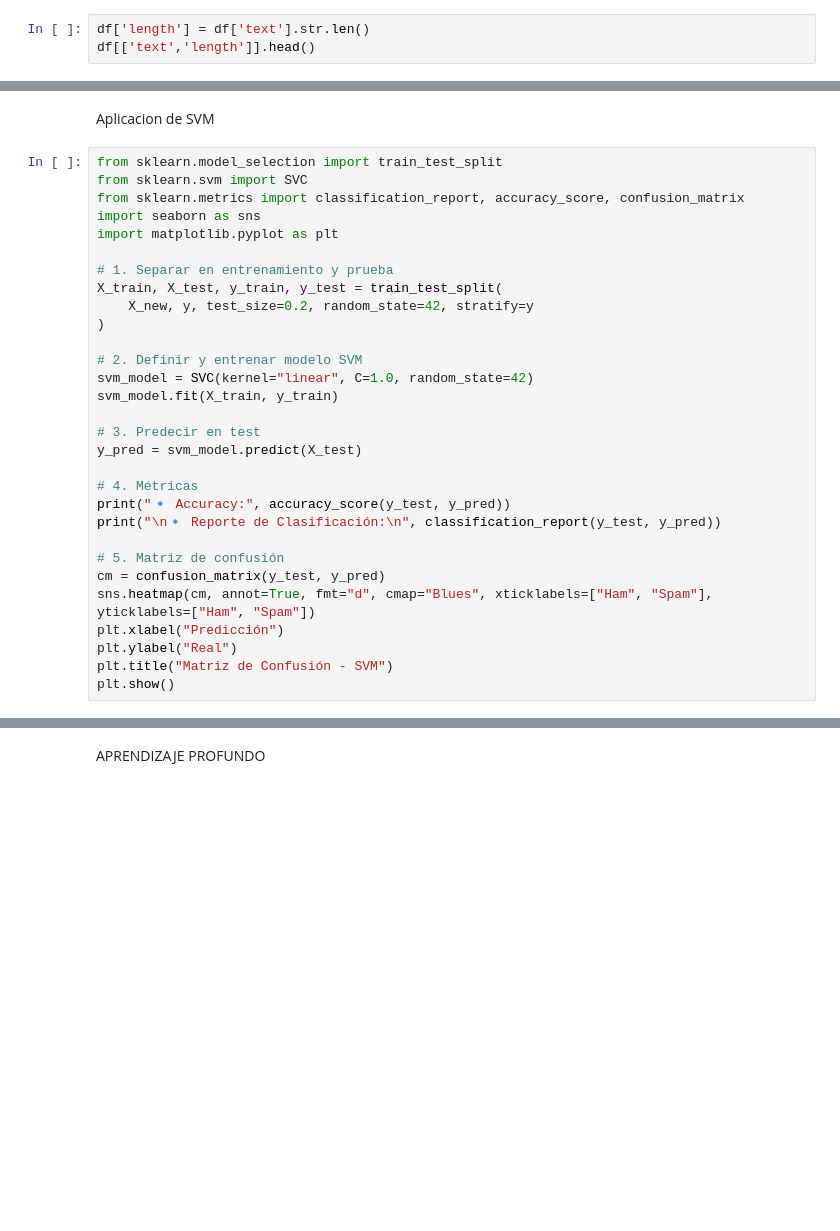
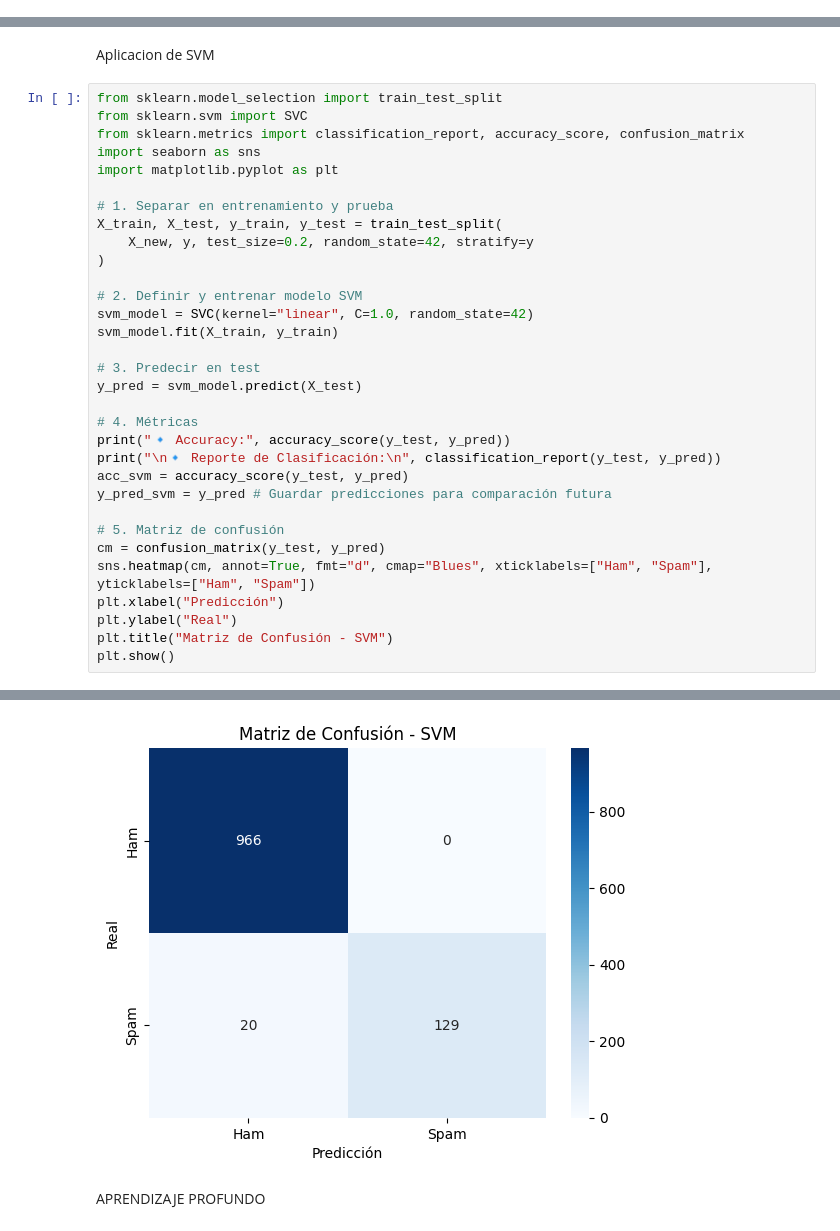
Before and after one commit to Khriztiangp94/UPSE, a Jupyter notebook: proyecto.ipynb, the cells around one changed output, grey strips where cells are left out. Cells and saved outputs as stored; diff of their text form; blank space fills up the shorter version.

```diff
--- a/proyecto.ipynb
+++ b/proyecto.ipynb
@@ -21,3 +27,0 @@ print("\nClases:\n", df['label'].value_counts())
-# %%
-df['length'] = df['text'].str.len()
-df[['text','length']].head()
@@ -90,6 +130,8 @@ y_pred = svm_model.predict(X_test)
 # 4. Métricas
 print("🔹 Accuracy:", accuracy_score(y_test, y_pred))
 print("\n🔹 Reporte de Clasificación:\n", classification_report(y_test, y_pred))
+acc_svm = accuracy_score(y_test, y_pred)
+y_pred_svm = y_pred # Guardar predicciones para comparación futura
 
 # 5. Matriz de confusión
 cm = confusion_matrix(y_test, y_pred)
@@ -98,3 +140,4 @@ plt.xlabel("Predicción")
 plt.ylabel("Real")
 plt.title("Matriz de Confusión - SVM")
 plt.show()
+# %% [output]
@@ -101,3 +155,4 @@ plt.show()
+[figure, added]
 # %% [markdown]
 APRENDIZAJE PROFUNDO
 # %%
```
Also changed, not shown: parts of 15 cells of this notebook, 3 other files.
